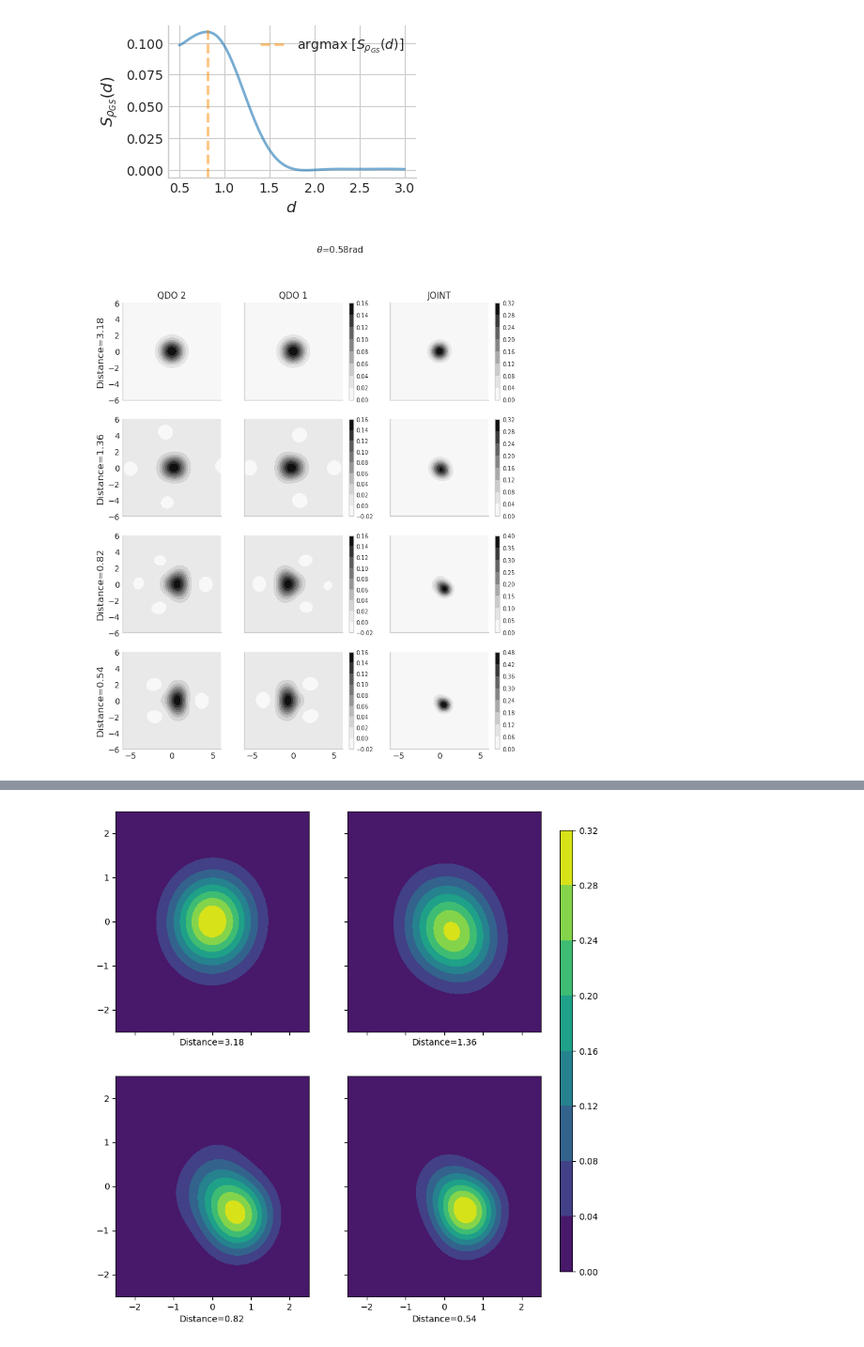
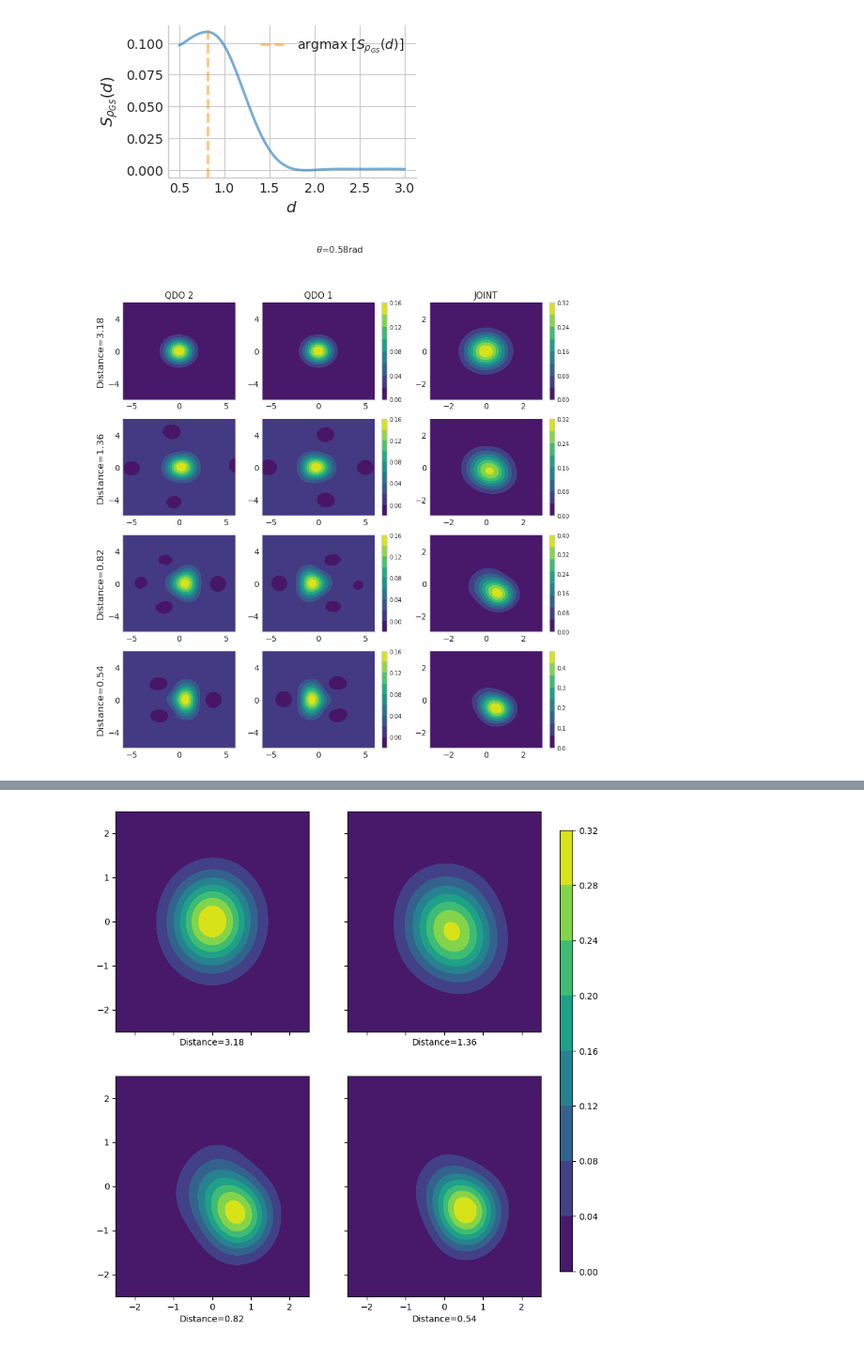
Before and after one commit to MatthieuSarkis/Long-range-intermolecular-interactions-on-a-continuous-variable-quantum-computer, a Jupyter notebook: plot_alternate.ipynb, the cells around one changed output, grey strips where cells are left out. Shown: that part at 94% size. Cells and saved outputs as stored; diff of their text form; code cells hidden in the pictures.

Commit message:
updated plots

```diff
--- a/plot_alternate.ipynb
+++ b/plot_alternate.ipynb
@@ -202,7 +202,8 @@ plot_entropy(
 [figure]
 # %%
 from src.utils import quadratures_density
-
+import copy
+cmappa = 'viridis'
 def plot_wigner(
     fig_dir: Optional[str],
     quadrature_grid: np.ndarray,
@@ -255,75 +256,96 @@ def plot_wigner(
         cutoff=cutoff_dim
     )
 
-    fig, axes = plt.subplots(nrows=4, ncols=3, figsize=(10, 10), sharex=True, sharey=True, gridspec_kw={'width_ratios': [.8, 1, 1]})
+    fig, axes = plt.subplots(nrows=4, ncols=3, figsize=(10, 10), sharex=False, sharey=False, gridspec_kw={'width_ratios': [.8, 1, 1]})
 
-    heatmap1_0 = axes[0, 0].contourf(X, P, w_qdo2_0)
+    heatmap1_0 = axes[0, 0].contourf(X, P, w_qdo2_0, cmap = cmappa)
     axes[0, 0].set_title("QDO 2")
-    axes[0,0].set_ylabel('Y')
     # cbar = plt.colorbar(heatmap1_0, ax=axes[0,0])
     # cbar.ax.tick_params(labelsize=7)
-    heatmap2_0 = axes[0, 1].contourf(X, P, w_qdo1_0)
+    heatmap2_0 = axes[0, 1].contourf(X, P, w_qdo1_0, cmap = cmappa)
     axes[0, 1].set_title("QDO 1")
     cbar = plt.colorbar(heatmap2_0, ax=axes[0,1])
     cbar.ax.tick_params(labelsize=7)
-    heatmap3_0 = axes[0, 2].contourf(X1, X2, joint_density0)
+    cbar.locator = plt.MaxNLocator(5)
+    cbar.update_ticks()
+    heatmap3_0 = axes[0, 2].contourf(X1, X2, joint_density0, cmap = cmappa)
     cbar = plt.colorbar(heatmap3_0, ax=axes[0,2])
     cbar.ax.tick_params(labelsize=7)
+    cbar.locator = plt.MaxNLocator(5)
+    cbar.update_ticks()
     axes[0, 2].set_title("JOINT")
     axes[0, 0].set_ylabel("Distance=3.18")
 
-    heatmap1_1 = axes[1, 0].contourf(X, P, w_qdo2_1)
+    heatmap1_1 = axes[1, 0].contourf(X, P, w_qdo2_1, cmap = cmappa)
     axes[1,0].set_ylabel('Y')
     # cbar = plt.colorbar(heatmap1_1, ax=axes[1,0])
     # cbar.ax.tick_params(labelsize=7)
-    heatmap2_1 = axes[1, 1].contourf(X, P, w_qdo1_1)
+    heatmap2_1 = axes[1, 1].contourf(X, P, w_qdo1_1, cmap = cmappa)
     cbar = plt.colorbar(heatmap2_1, ax=axes[1,1])
     cbar.ax.tick_params(labelsize=7)
-    heatmap3_1 = axes[1, 2].contourf(X1, X2, joint_density1)
+    cbar.locator = plt.MaxNLocator(5)
+    cbar.update_ticks()
+    heatmap3_1 = axes[1, 2].contourf(X1, X2, joint_density1, cmap = cmappa)
     cbar = plt.colorbar(heatmap3_1, ax=axes[1,2])
     cbar.ax.tick_params(labelsize=7)
+    cbar.locator = plt.MaxNLocator(5)
+    cbar.update_ticks()
     axes[1, 0].set_ylabel("Distance=1.36")
 
-    heatmap1_2 = axes[2, 0].contourf(X, P, w_qdo2_2)
-    axes[2,0].set_ylabel('Y')
+    heatmap1_2 = axes[2, 0].contourf(X, P, w_qdo2_2, cmap = cmappa)
     # cbar = plt.colorbar(heatmap1_2, ax=axes[2,0])
     # cbar.ax.tick_params(labelsize=7)
-    heatmap2_2 = axes[2, 1].contourf(X, P, w_qdo1_2)
+    heatmap2_2 = axes[2, 1].contourf(X, P, w_qdo1_2, cmap = cmappa)
     cbar = plt.colorbar(heatmap2_2, ax=axes[2,1])
     cbar.ax.tick_params(labelsize=7)
-    heatmap3_2 = axes[2, 2].contourf(X1, X2, joint_density2)
+    cbar.locator = plt.MaxNLocator(5)
+    cbar.update_ticks()
+    heatmap3_2 = axes[2, 2].contourf(X1, X2, joint_density2, cmap = cmappa)
     cbar = plt.colorbar(heatmap3_2, ax=axes[2,2])
     cbar.ax.tick_params(labelsize=7)
+    cbar.locator = plt.MaxNLocator(5)
+    cbar.update_ticks()
     axes[2, 0].set_ylabel("Distance=0.82")
 
-    heatmap1_3 = axes[3, 0].contourf(X, P, w_qdo2_3)
+    heatmap1_3 = axes[3, 0].contourf(X, P, w_qdo2_3, cmap = cmappa)
     axes[3,0].set_ylabel('Y')
     # cbar = plt.colorbar(heatmap1_3, ax=axes[3,0])
     # cbar.ax.tick_params(labelsize=7)
-    heatmap2_3 = axes[3, 1].contourf(X, P, w_qdo1_3)
+    heatmap2_3 = axes[3, 1].contourf(X, P, w_qdo1_3, cmap = cmappa)
     cbar = plt.colorbar(heatmap2_3, ax=axes[3,1])
     cbar.ax.tick_params(labelsize=7)
-    heatmap3_3 = axes[3, 2].contourf(X1, X2, joint_density3)
+    cbar.locator = plt.MaxNLocator(5)
+    cbar.update_ticks()
+    heatmap3_3 = axes[3, 2].contourf(X1, X2, joint_density3, cmap = cmappa)
+
     cbar = plt.colorbar(heatmap3_3, ax=axes[3,2])
     cbar.ax.tick_params(labelsize=7)
+    cbar.locator = plt.MaxNLocator(5)
+    cbar.update_ticks()
     axes[3, 0].set_ylabel("Distance=0.54")
+    for i in range(0,4):
+        axes[i, 2].set_xlim(-3,3)
+        axes[i, 2].set_ylim(-3,3)
+        axes[i,0].yaxis.set_major_locator(plt.MaxNLocator(3))
+        axes[i,1].yaxis.set_major_locator(plt.MaxNLocator(3))
+        axes[i,2].yaxis.set_major_locator(plt.MaxNLocator(3))
 
-    fig.subplots_adjust(right=0.8)
+    #fig.subplots_adjust(right=0.8)
     #cbar_ax = fig.add_axes([0.83, 0.15, 0.02, 0.7])
 
 
     # fig.text(0.5, 0.04, 'Position quadrature', ha='center', fontdict={'fontsize':20})
     # fig.text(0.04, 0.5, 'Momentum quadrature', va='center', rotation='vertical')
 
     plt.suptitle(r"$\theta$=0.58rad")
-    plt.show()
+    plt.savefig('./plottini/wigners.pdf', dpi=300, transparent=False, bbox_inches='tight')
 
 
 plot_wigner(
     fig_dir=None,
     quadrature_grid=quadrature_grid,
     states=states,
     cutoff_dim=args['cutoff_dim']
 )
 # %% [output]
-[figure, old version]
+[figure, new version]
```
Also changed, not shown: parts of 2 cells of this notebook, 2 other files.
